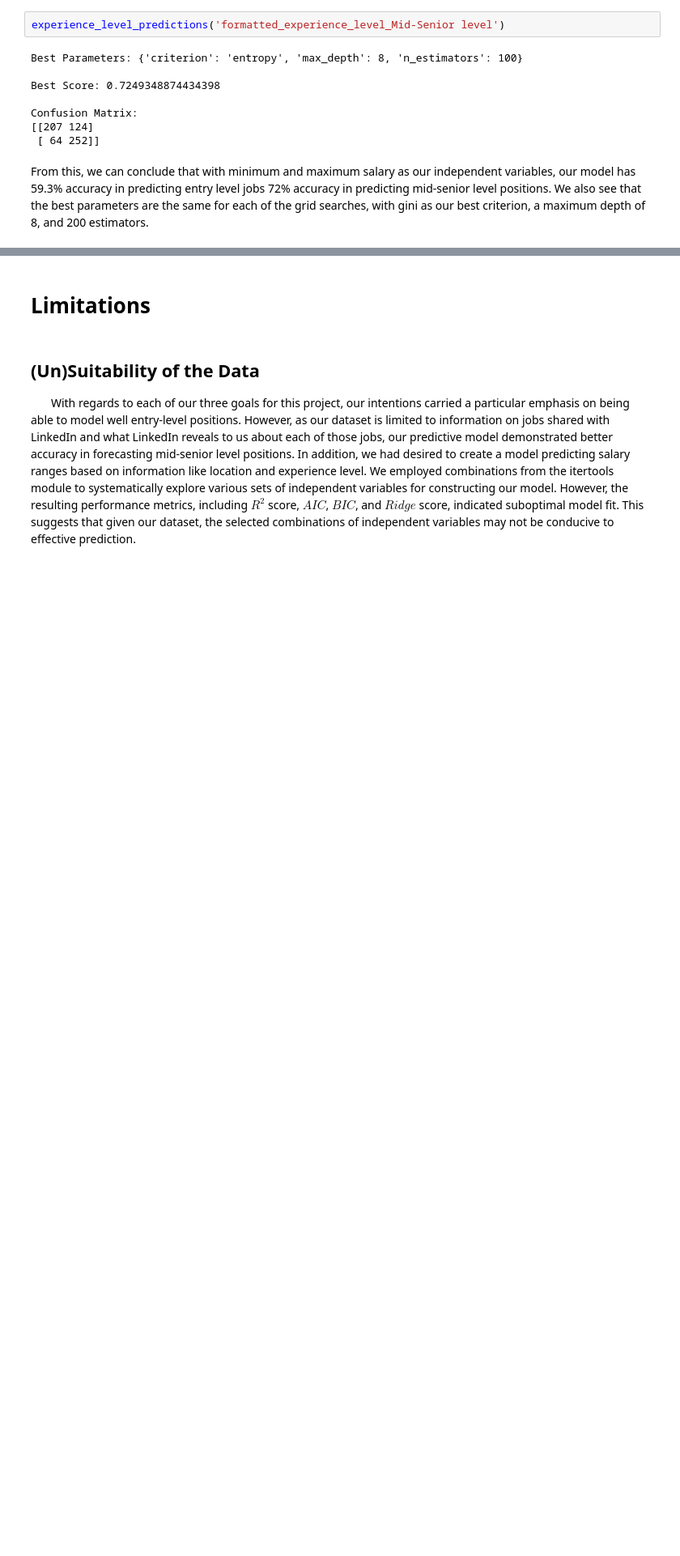
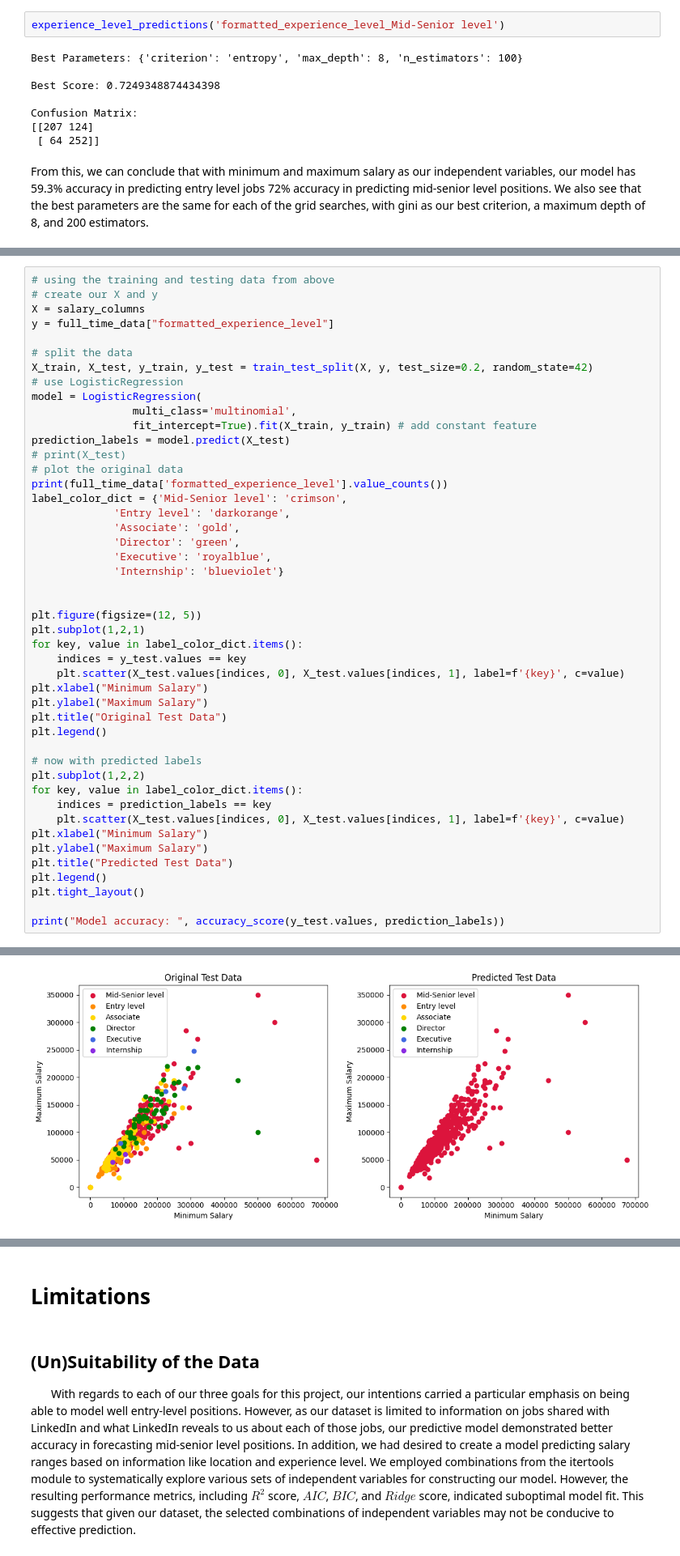
Before and after one commit to sarahwinters64/portfolio_projects, a Jupyter notebook: Vol3 Final Draft.ipynb, the cells around one changed output, grey strips where cells are left out. Shown at 81% size. Drawn from its saved outputs; the diff is of its cells as text; blank space fills up the shorter version.

Commit message:
finished the graphs for the first research question

```diff
--- a/Vol3 Final Draft.ipynb
+++ b/Vol3 Final Draft.ipynb
@@ -215,0 +222,47 @@ From this, we can conclude that with minimum and maximum salary as our independe
+# %%
+# using the training and testing data from above
+# create our X and y
+X = salary_columns
+y = full_time_data["formatted_experience_level"]
+
+# split the data
+X_train, X_test, y_train, y_test = train_test_split(X, y, test_size=0.2, random_state=42)
+# use LogisticRegression
+model = LogisticRegression(
+                multi_class='multinomial',
+                fit_intercept=True).fit(X_train, y_train) # add constant feature
+prediction_labels = model.predict(X_test)
+# print(X_test)
+# plot the original data
+print(full_time_data['formatted_experience_level'].value_counts())
+label_color_dict = {'Mid-Senior level': 'crimson',
+             'Entry level': 'darkorange',
+             'Associate': 'gold',
+             'Director': 'green',
+             'Executive': 'royalblue',
+             'Internship': 'blueviolet'}
+
+
+plt.figure(figsize=(12, 5))
+plt.subplot(1,2,1)
+for key, value in label_color_dict.items():
+    indices = y_test.values == key
+    plt.scatter(X_test.values[indices, 0], X_test.values[indices, 1], label=f'{key}', c=value)
+plt.xlabel("Minimum Salary")
+plt.ylabel("Maximum Salary")
+plt.title("Original Test Data")
+plt.legend()
+
+# now with predicted labels
+plt.subplot(1,2,2)
+for key, value in label_color_dict.items():
+    indices = prediction_labels == key
+    plt.scatter(X_test.values[indices, 0], X_test.values[indices, 1], label=f'{key}', c=value)
+plt.xlabel("Minimum Salary")
+plt.ylabel("Maximum Salary")
+plt.title("Predicted Test Data")
+plt.legend()
+plt.tight_layout()
+
+print("Model accuracy: ", accuracy_score(y_test.values, prediction_labels))
+# %% [output]
@@ -215,0 +278 @@ From this, we can conclude that with minimum and maximum salary as our independe
+[figure, added]
```
Also changed, not shown: parts of 9 cells of this notebook, 1 other file.
